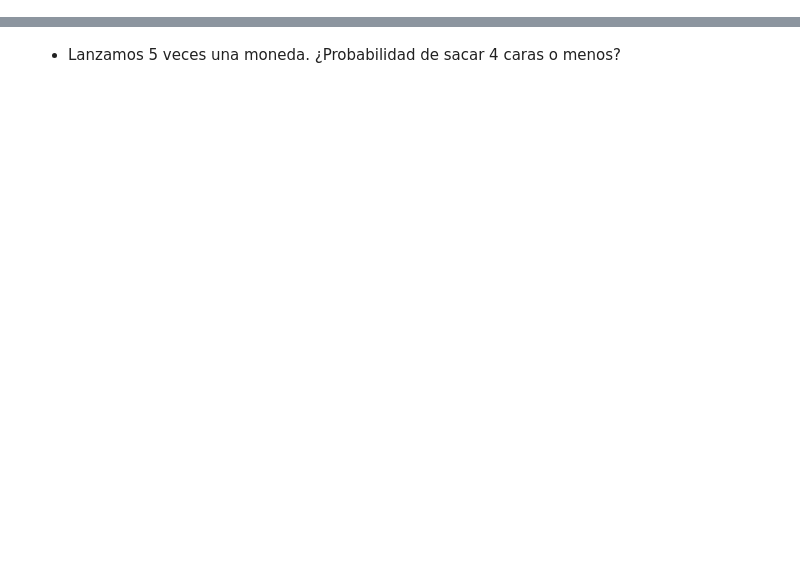
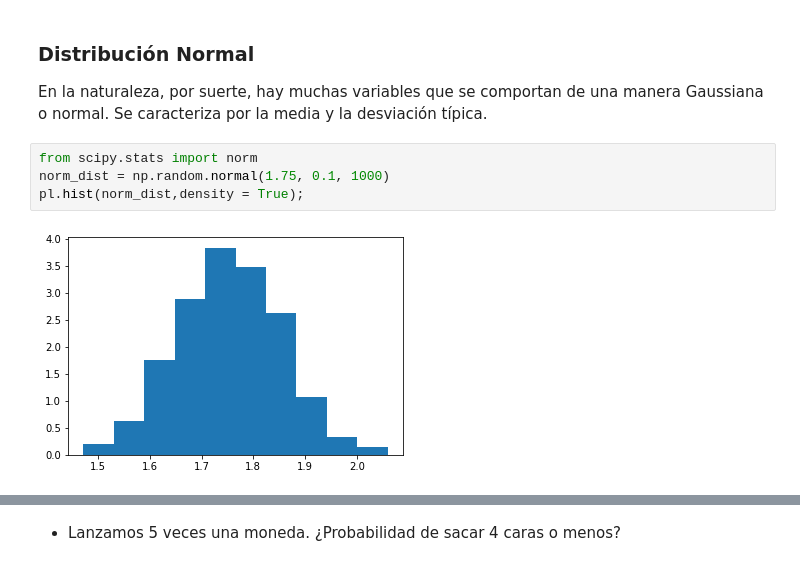
Before and after one commit to biuCG/StatisticsVisualization, a Jupyter notebook: Distribuciones.ipynb, the cells around one changed output, grey strips where cells are left out. Saved outputs shown, nothing was run; the diff lists cells and outputs as text; blank space fills up the shorter version.

```diff
--- a/Distribuciones.ipynb
+++ b/Distribuciones.ipynb
@@ -8,0 +72,9 @@ from scipy.stats import binom,poisson,norm
+# %% [markdown]
+### Distribución Normal
+En la naturaleza, por suerte, hay muchas variables que se comportan de una manera Gaussiana o normal. Se caracteriza por la media y la desviación típica.
+# %%
+from scipy.stats import norm
+norm_dist = np.random.normal(1.75, 0.1, 1000)
+pl.hist(norm_dist,density = True);
+# %% [output]
+[figure, added]
```
Also changed, not shown: parts of 34 cells of this notebook, 1 other file.
